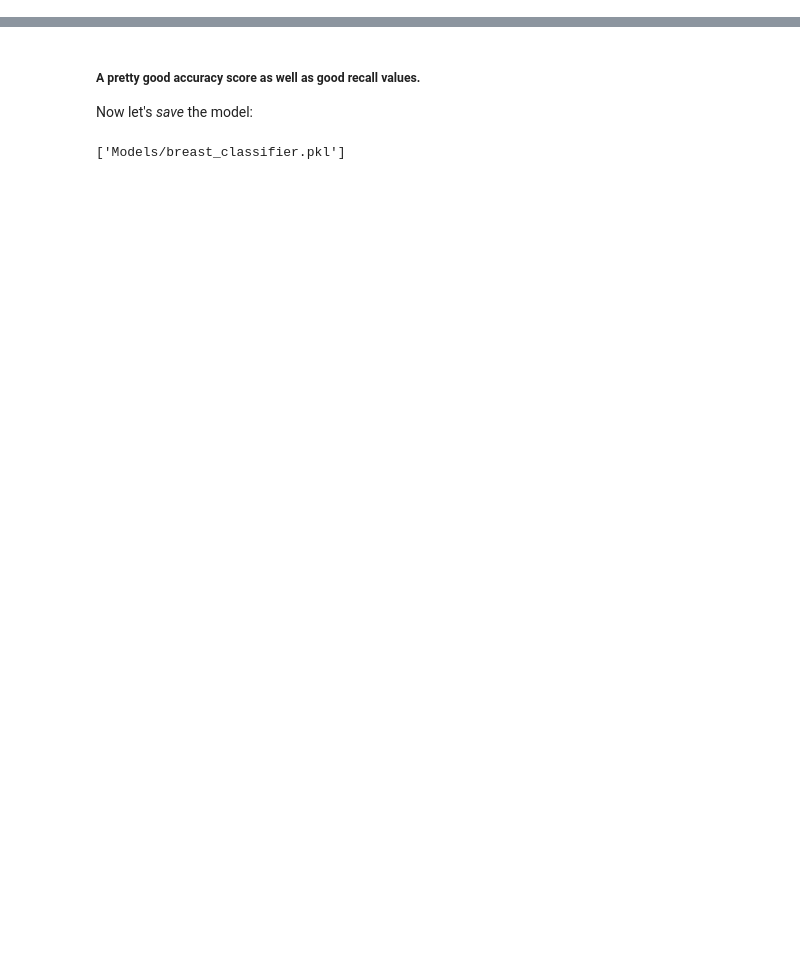
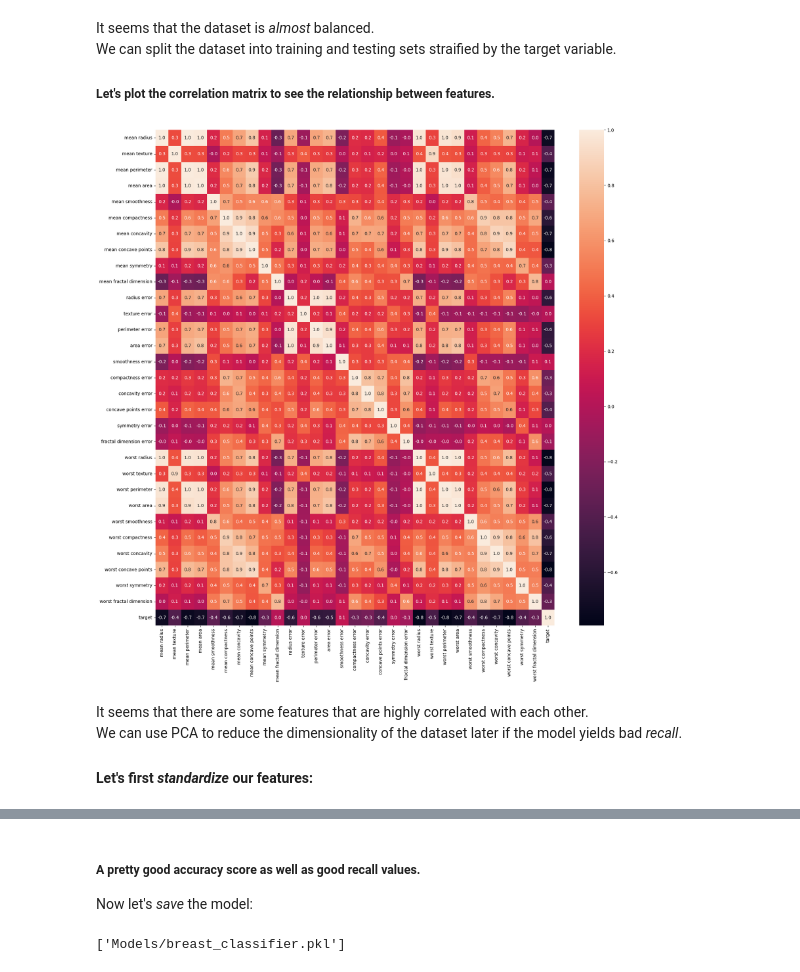
Before and after one commit to eima40x4c/PreDoctor, a Jupyter notebook: Breast Cancer Model.ipynb, the cells around one changed output, grey strips where cells are left out. Cells and saved outputs as stored; diff of their text form; code cells hidden in the pictures; blank space fills up the shorter version.

```diff
--- a/Breast Cancer Model.ipynb
+++ b/Breast Cancer Model.ipynb
@@ -61,0 +33,16 @@ plt.show()
+# %% [markdown]
+It seems that the dataset is _almost_ balanced.
+We can split the dataset into training and testing sets straified by the target variable.
+
+##### Let's plot the correlation matrix to see the relationship between features.
+# %%
+plt.figure(figsize=(20,20))
+sns.heatmap(df.corr(), annot=True, fmt='.1f')
+plt.show()
+# %% [output]
+[figure, added]
+# %% [markdown]
+It seems that there are some features that are highly correlated with each other.
+We can use PCA to reduce the dimensionality of the dataset later if the model yields bad _recall_.
+
+#### Let's first _standardize_ our features:
```
Also changed, not shown: parts of 20 cells of this notebook, 38 other files.
